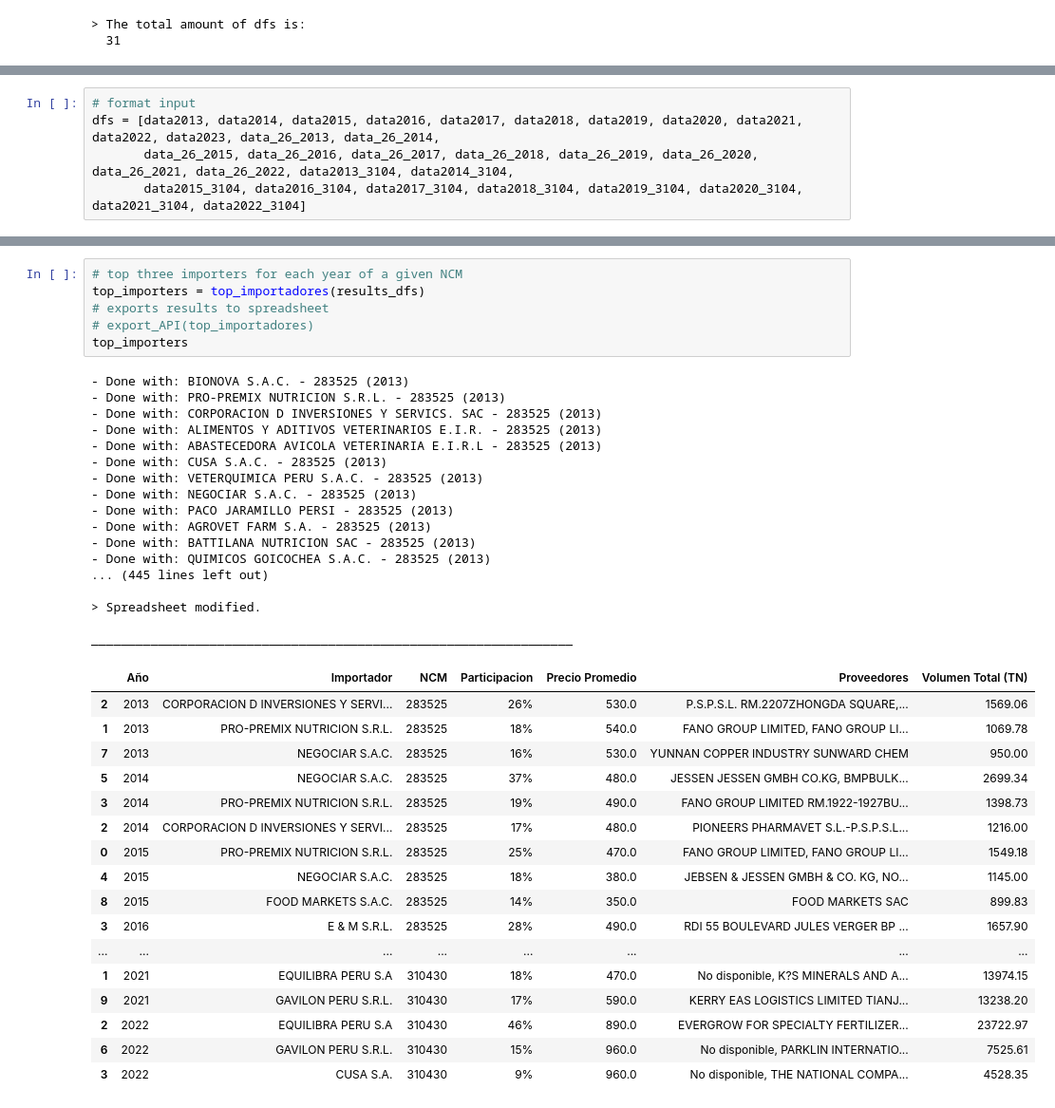
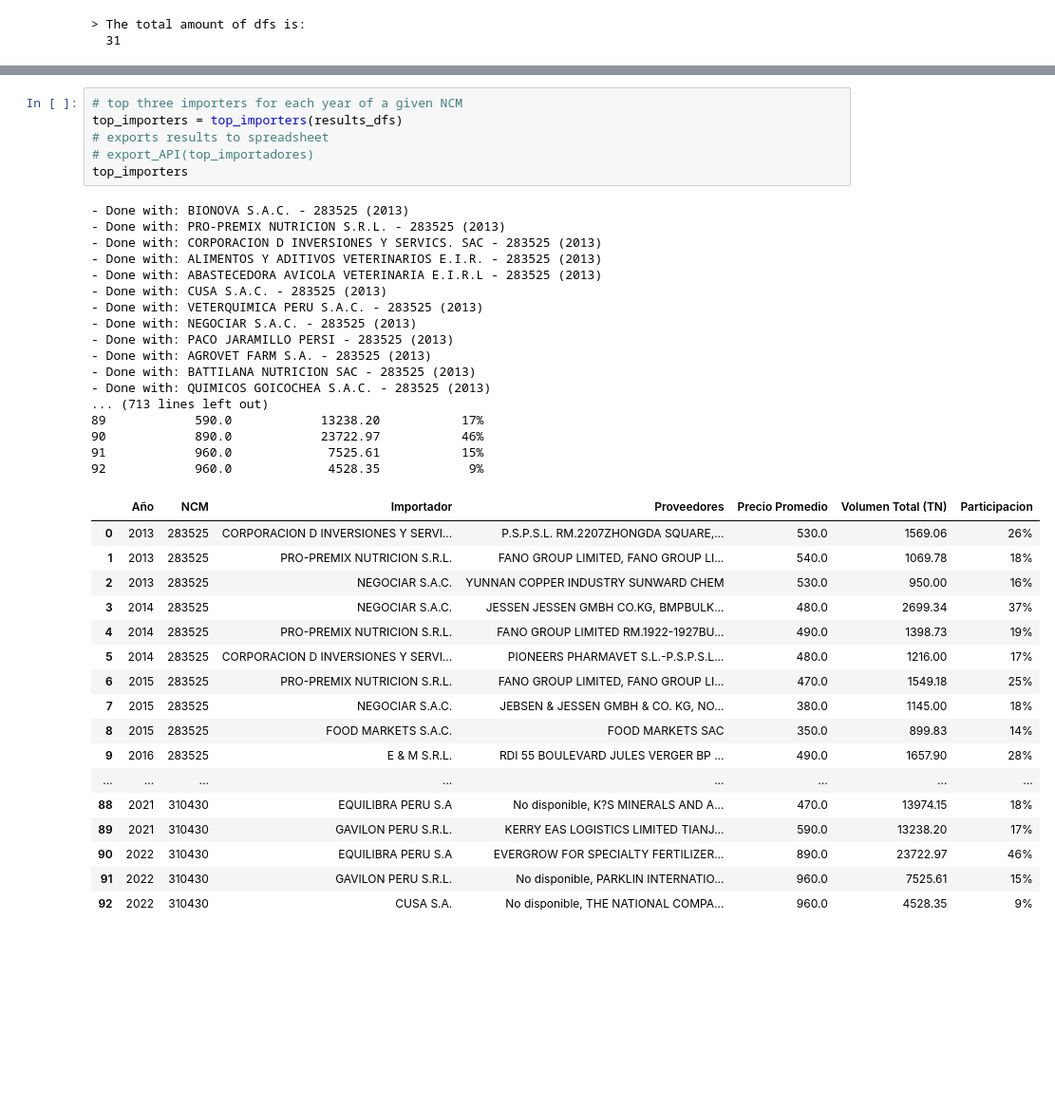
Before and after one commit to Felix-Hz/data-oop, a Jupyter notebook: source/peru/main.ipynb, the cells around one changed output, grey strips where cells are left out. Shown at 95% size. Drawn from its saved outputs; the diff is of its cells as text; blank space fills up the shorter version.

Commit message:
modif: df creation in origins_vol & top_imports

```diff
--- a/source/peru/main.ipynb
+++ b/source/peru/main.ipynb
@@ -117,8 +85,3 @@ print(f"> The total amount of dfs is:\n  {len(dfs)}")
-# %%
-# format input
-dfs = [data2013, data2014, data2015, data2016, data2017, data2018, data2019, data2020, data2021, data2022, data2023, data_26_2013, data_26_2014,
-       data_26_2015, data_26_2016, data_26_2017, data_26_2018, data_26_2019, data_26_2020, data_26_2021, data_26_2022, data2013_3104, data2014_3104,
-       data2015_3104, data2016_3104, data2017_3104, data2018_3104, data2019_3104, data2020_3104, data2021_3104, data2022_3104]
 # %%
 # get quick desc of the dfs
 print("> This df has the following (rows, cols):\n___________________")
@@ -264,45 +226,45 @@ _________________________________________________________________
 | 30 | 2022 | 310430 | 51654.78 |
 # %%
 # top three importers for each year of a given NCM
-top_importers = top_importadores(results_dfs)
+top_importers = top_importers(results_dfs)
 # exports results to spreadsheet
 # export_API(top_importadores)
 top_importers
 # %% [output]
 - Done with: BIONOVA S.A.C. - 283525 (2013)
 - Done with: PRO-PREMIX NUTRICION S.R.L. - 283525 (2013)
 - Done with: CORPORACION D INVERSIONES Y SERVICS. SAC - 283525 (2013)
 - Done with: ALIMENTOS Y ADITIVOS VETERINARIOS E.I.R. - 283525 (2013)
 - Done with: ABASTECEDORA AVICOLA VETERINARIA E.I.R.L - 283525 (2013)
 - Done with: CUSA S.A.C. - 283525 (2013)
 - Done with: VETERQUIMICA PERU S.A.C. - 283525 (2013)
 - Done with: NEGOCIAR S.A.C. - 283525 (2013)
 - Done with: PACO JARAMILLO PERSI - 283525 (2013)
 - Done with: AGROVET FARM S.A. - 283525 (2013)
 - Done with: BATTILANA NUTRICION SAC - 283525 (2013)
 - Done with: QUIMICOS GOICOCHEA S.A.C. - 283525 (2013)
-... (445 lines left out)
-
-> Spreadsheet modified.
-
-_________________________________________________________________
+... (713 lines left out)
+89            590.0            13238.20           17%
+90            890.0            23722.97           46%
+91            960.0             7525.61           15%
+92            960.0             4528.35            9%
-|  | Año | Importador | NCM | Participacion | Precio Promedio | Proveedores | Volumen Total (TN) |
-| 2 | 2013 | CORPORACION D INVERSIONES Y SERVI... | 283525 | 26% | 530.0 | P.S.P.S.L. RM.2207ZHONGDA SQUARE,... | 1569.06 |
-| 1 | 2013 | PRO-PREMIX NUTRICION S.R.L. | 283525 | 18% | 540.0 | FANO GROUP LIMITED, FANO GROUP LI... | 1069.78 |
-| 7 | 2013 | NEGOCIAR S.A.C. | 283525 | 16% | 530.0 | YUNNAN COPPER INDUSTRY SUNWARD CHEM | 950.00 |
-| 5 | 2014 | NEGOCIAR S.A.C. | 283525 | 37% | 480.0 | JESSEN JESSEN GMBH CO.KG, BMPBULK... | 2699.34 |
-| 3 | 2014 | PRO-PREMIX NUTRICION S.R.L. | 283525 | 19% | 490.0 | FANO GROUP LIMITED RM.1922-1927BU... | 1398.73 |
-| 2 | 2014 | CORPORACION D INVERSIONES Y SERVI... | 283525 | 17% | 480.0 | PIONEERS PHARMAVET S.L.-P.S.P.S.L... | 1216.00 |
-| 0 | 2015 | PRO-PREMIX NUTRICION S.R.L. | 283525 | 25% | 470.0 | FANO GROUP LIMITED, FANO GROUP LI... | 1549.18 |
-| 4 | 2015 | NEGOCIAR S.A.C. | 283525 | 18% | 380.0 | JEBSEN & JESSEN GMBH & CO. KG, NO... | 1145.00 |
-| 8 | 2015 | FOOD MARKETS S.A.C. | 283525 | 14% | 350.0 | FOOD MARKETS SAC | 899.83 |
-| 3 | 2016 | E & M S.R.L. | 283525 | 28% | 490.0 | RDI 55 BOULEVARD JULES VERGER BP ... | 1657.90 |
+|  | Año | NCM | Importador | Proveedores | Precio Promedio | Volumen Total (TN) | Participacion |
+| 0 | 2013 | 283525 | CORPORACION D INVERSIONES Y SERVI... | P.S.P.S.L. RM.2207ZHONGDA SQUARE,... | 530.0 | 1569.06 | 26% |
+| 1 | 2013 | 283525 | PRO-PREMIX NUTRICION S.R.L. | FANO GROUP LIMITED, FANO GROUP LI... | 540.0 | 1069.78 | 18% |
+| 2 | 2013 | 283525 | NEGOCIAR S.A.C. | YUNNAN COPPER INDUSTRY SUNWARD CHEM | 530.0 | 950.00 | 16% |
+| 3 | 2014 | 283525 | NEGOCIAR S.A.C. | JESSEN JESSEN GMBH CO.KG, BMPBULK... | 480.0 | 2699.34 | 37% |
+| 4 | 2014 | 283525 | PRO-PREMIX NUTRICION S.R.L. | FANO GROUP LIMITED RM.1922-1927BU... | 490.0 | 1398.73 | 19% |
+| 5 | 2014 | 283525 | CORPORACION D INVERSIONES Y SERVI... | PIONEERS PHARMAVET S.L.-P.S.P.S.L... | 480.0 | 1216.00 | 17% |
+| 6 | 2015 | 283525 | PRO-PREMIX NUTRICION S.R.L. | FANO GROUP LIMITED, FANO GROUP LI... | 470.0 | 1549.18 | 25% |
+| 7 | 2015 | 283525 | NEGOCIAR S.A.C. | JEBSEN & JESSEN GMBH & CO. KG, NO... | 380.0 | 1145.00 | 18% |
+| 8 | 2015 | 283525 | FOOD MARKETS S.A.C. | FOOD MARKETS SAC | 350.0 | 899.83 | 14% |
+| 9 | 2016 | 283525 | E & M S.R.L. | RDI 55 BOULEVARD JULES VERGER BP ... | 490.0 | 1657.90 | 28% |
 | ... | ... | ... | ... | ... | ... | ... | ... |
-| 1 | 2021 | EQUILIBRA PERU S.A | 310430 | 18% | 470.0 | No disponible, K?S MINERALS AND A... | 13974.15 |
-| 9 | 2021 | GAVILON PERU S.R.L. | 310430 | 17% | 590.0 | KERRY EAS LOGISTICS LIMITED TIANJ... | 13238.20 |
-| 2 | 2022 | EQUILIBRA PERU S.A | 310430 | 46% | 890.0 | EVERGROW FOR SPECIALTY FERTILIZER... | 23722.97 |
-| 6 | 2022 | GAVILON PERU S.R.L. | 310430 | 15% | 960.0 | No disponible, PARKLIN INTERNATIO... | 7525.61 |
-| 3 | 2022 | CUSA S.A. | 310430 | 9% | 960.0 | No disponible, THE NATIONAL COMPA... | 4528.35 |
+| 88 | 2021 | 310430 | EQUILIBRA PERU S.A | No disponible, K?S MINERALS AND A... | 470.0 | 13974.15 | 18% |
+| 89 | 2021 | 310430 | GAVILON PERU S.R.L. | KERRY EAS LOGISTICS LIMITED TIANJ... | 590.0 | 13238.20 | 17% |
+| 90 | 2022 | 310430 | EQUILIBRA PERU S.A | EVERGROW FOR SPECIALTY FERTILIZER... | 890.0 | 23722.97 | 46% |
+| 91 | 2022 | 310430 | GAVILON PERU S.R.L. | No disponible, PARKLIN INTERNATIO... | 960.0 | 7525.61 | 15% |
+| 92 | 2022 | 310430 | CUSA S.A. | No disponible, THE NATIONAL COMPA... | 960.0 | 4528.35 | 9% |
 # %%
 # origin of imported goods over multiple years
 origins_analysis = analyzing_origins(results_dfs)
```
Also changed, not shown: parts of 10 cells of this notebook, 2 other files.
